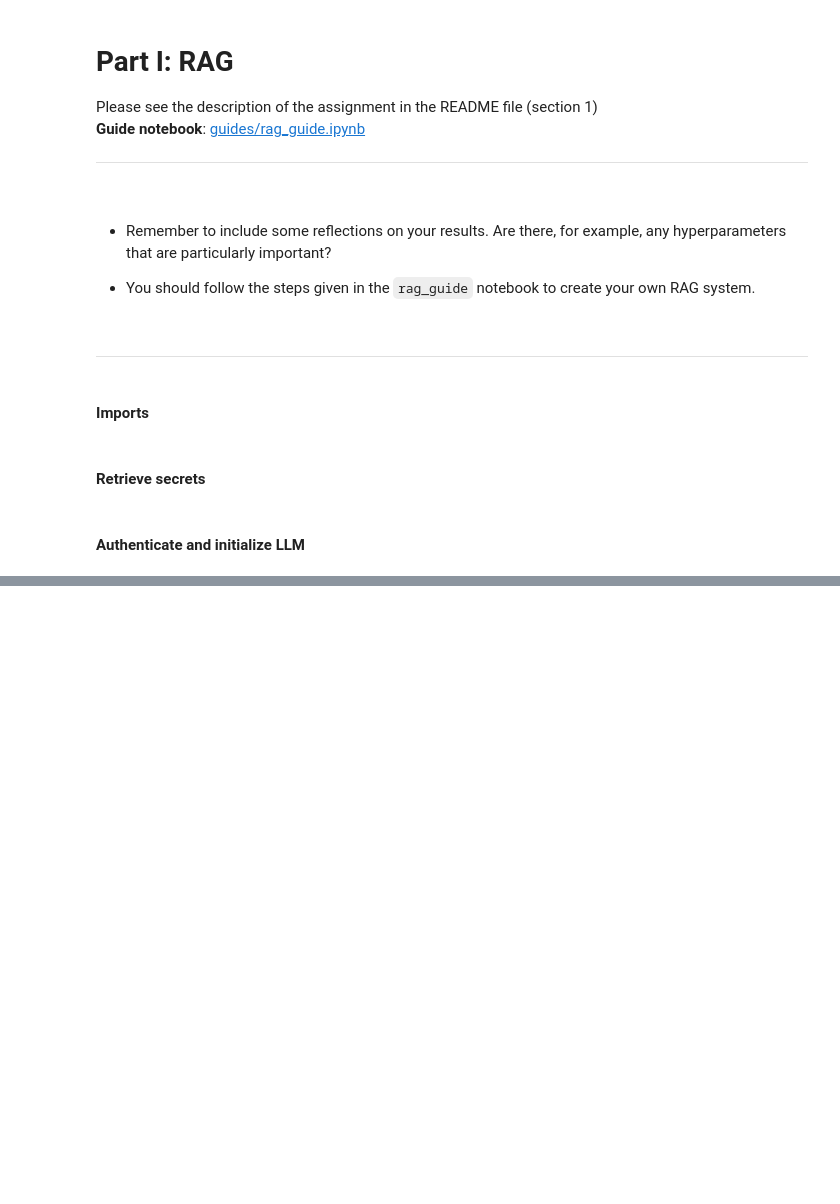
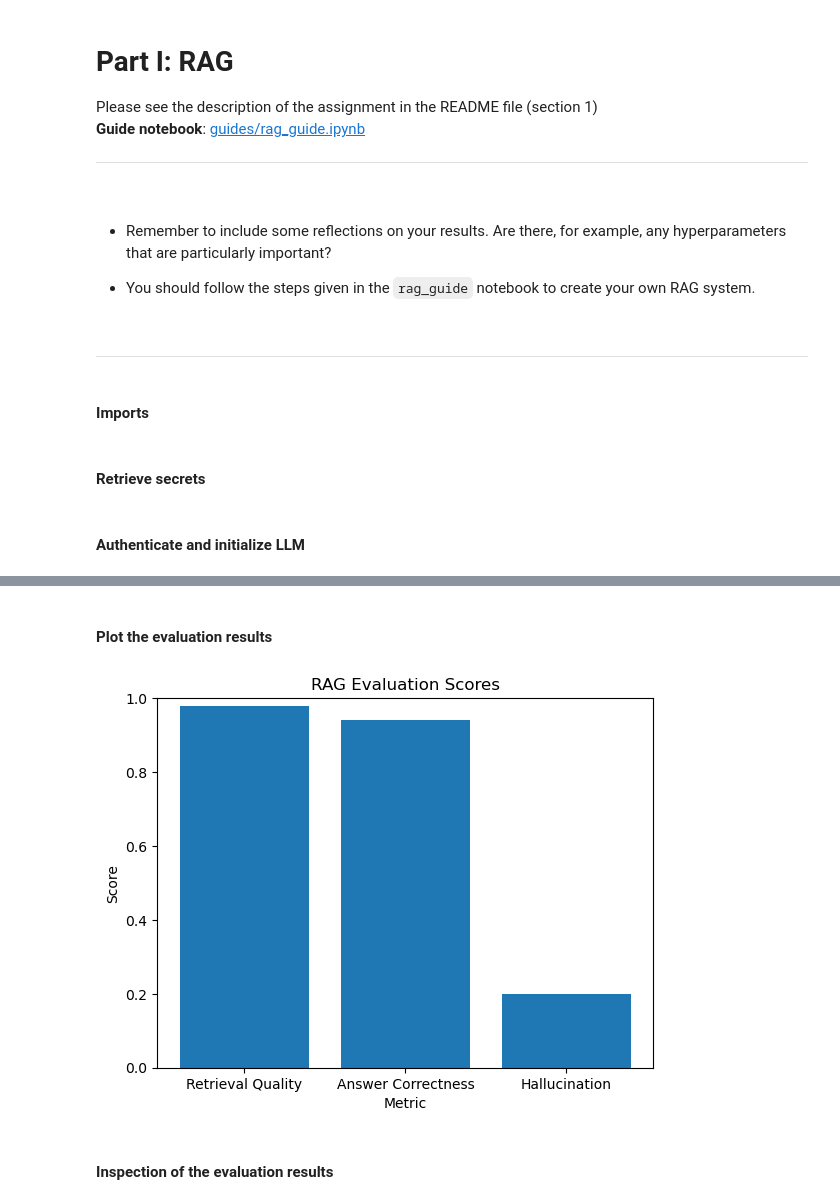
Before and after one commit to banner4422/ma3, a Jupyter notebook: assignments/rag.ipynb, the cells around one changed output, grey strips where cells are left out. Saved outputs shown, nothing was run; the diff lists cells and outputs as text; code cells hidden in the pictures; blank space fills up the shorter version.

Commit message:
feat(ma3/part 1): part 1 assignment done with mmr and stricter prompt

```diff
--- a/assignments/rag.ipynb
+++ b/assignments/rag.ipynb
@@ -61,0 +252,7 @@ print(llm_result)
+# %%
+question = "What is CloudMate?"
+
+retrieved_docs = local_vector_db.similarity_search(question)
+docs_content = "\n\n".join(f"Document {i+1}:\n{doc.page_content}" for i, doc in enumerate(retrieved_docs))
+formated_prompt = prompt.invoke({"question": question, "context": docs_content})
+print(formated_prompt.to_string()[:1000])
@@ -61,0 +277,3 @@ print(llm_result)
+# %%
+answer = llm.invoke(formated_prompt)
+print(answer)
@@ -61,0 +337,4 @@ print(llm_result)
+# %%
+response = graph.invoke({"question": "What is CloudMate?"})
+
+response
@@ -61,0 +608,11 @@ print(llm_result)
+# %%
+
+results = evaluate_rag_system(
+    graph,
+    sample_queries,
+    expected_responses,
+    evaluator=RAGEvaluator(llm_func=call_judge),
+    verbose=True
+)
+
+results["scores"]
@@ -61,0 +656,24 @@ print(llm_result)
+# %% [markdown]
+#### Plot the evaluation results
+# %%
+def plot_scores(scores):
+    """
+    Plot the evaluation scores.
+    """
+    labels = ["Retrieval Quality", "Answer Correctness", "Hallucination"]
+    scores = [scores["retrieval_quality"], scores["answer_correctness"], scores["hallucination"]]
+
+    _, ax = plt.subplots()
+    ax.bar(labels, scores)
+    ax.set_xlabel('Metric')
+    # set y range to 0-1
+    ax.set_ylim(0, 1)
+    ax.set_ylabel('Score')
+    ax.set_title('RAG Evaluation Scores')
+    plt.show()
+
+plot_scores(results["scores"])
+# %% [output]
+[figure, added]
+# %% [markdown]
+#### Inspection of the evaluation results
```
Also changed, not shown: parts of 38 cells of this notebook, 1 other file.
